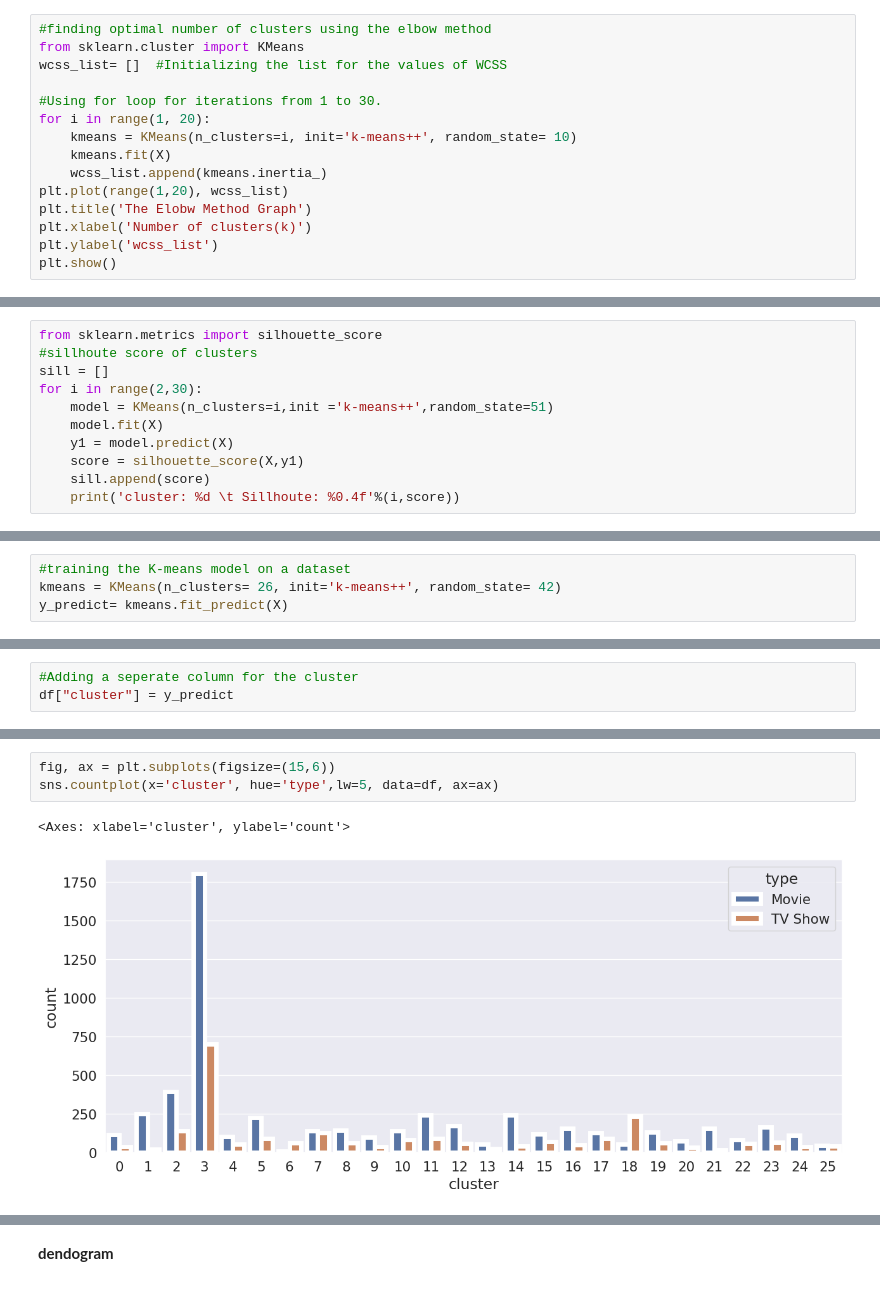
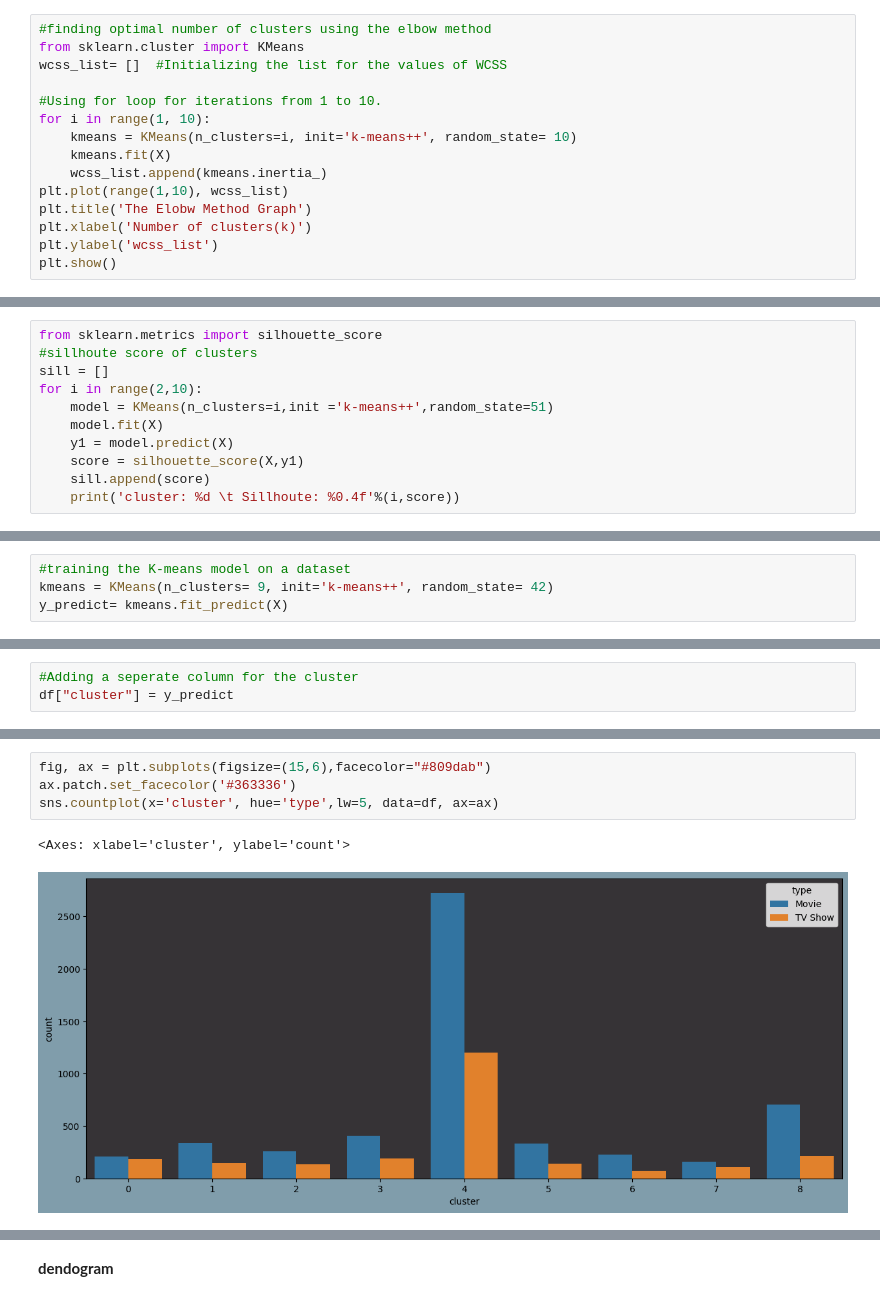
Before and after one commit to uday2510/NETFLIX_MOVIES_AND_TV_SHOWS_CLUSTERING, a Jupyter notebook: NETFLIX_MOVIES_AND_TV_SHOWS_CLUSTERING.ipynb, the cells around one changed output, grey strips where cells are left out. Cells and saved outputs as stored; diff of their text form.

```diff
--- a/NETFLIX_MOVIES_AND_TV_SHOWS_CLUSTERING.ipynb
+++ b/NETFLIX_MOVIES_AND_TV_SHOWS_CLUSTERING.ipynb
@@ -723,12 +721,12 @@ Finding the optimal number of clusters using the elbow method
 from sklearn.cluster import KMeans
 wcss_list= []  #Initializing the list for the values of WCSS
 
-#Using for loop for iterations from 1 to 30.
-for i in range(1, 20):
+#Using for loop for iterations from 1 to 10.
+for i in range(1, 10):
     kmeans = KMeans(n_clusters=i, init='k-means++', random_state= 10)
     kmeans.fit(X)
     wcss_list.append(kmeans.inertia_)
-plt.plot(range(1,20), wcss_list)
+plt.plot(range(1,10), wcss_list)
 plt.title('The Elobw Method Graph')
 plt.xlabel('Number of clusters(k)')
 plt.ylabel('wcss_list')
@@ -739,7 +737,7 @@ plt.show()
 from sklearn.metrics import silhouette_score
 #sillhoute score of clusters
 sill = []
-for i in range(2,30):
+for i in range(2,10):
     model = KMeans(n_clusters=i,init ='k-means++',random_state=51)
     model.fit(X)
     y1 = model.predict(X)
@@ -777,6 +766,6 @@ from elbow and sillhoute score ,forming 26 number of clusters
 # %%
 #training the K-means model on a dataset
-kmeans = KMeans(n_clusters= 26, init='k-means++', random_state= 42)
+kmeans = KMeans(n_clusters= 9, init='k-means++', random_state= 42)
 y_predict= kmeans.fit_predict(X)
 # %% [markdown]
 **evaluation**
@@ -818,8 +794,9 @@ df['cluster'].value_counts()
 Name: cluster, dtype: int64
 # %%
-fig, ax = plt.subplots(figsize=(15,6))
+fig, ax = plt.subplots(figsize=(15,6),facecolor="#809dab")
+ax.patch.set_facecolor('#363336')
 sns.countplot(x='cluster', hue='type',lw=5, data=df, ax=ax)
 # %% [output]
 <Axes: xlabel='cluster', ylabel='count'>
-[figure, old version]
+[figure, new version]
 # %% [markdown]
```
Also changed, not shown: parts of 18 cells of this notebook.
